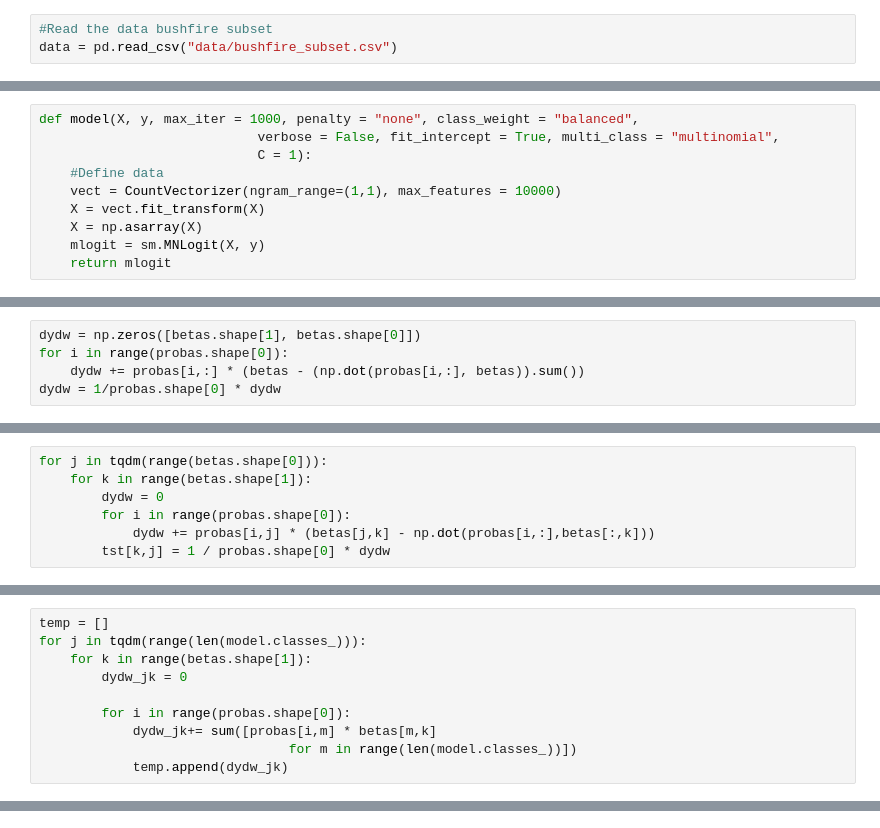
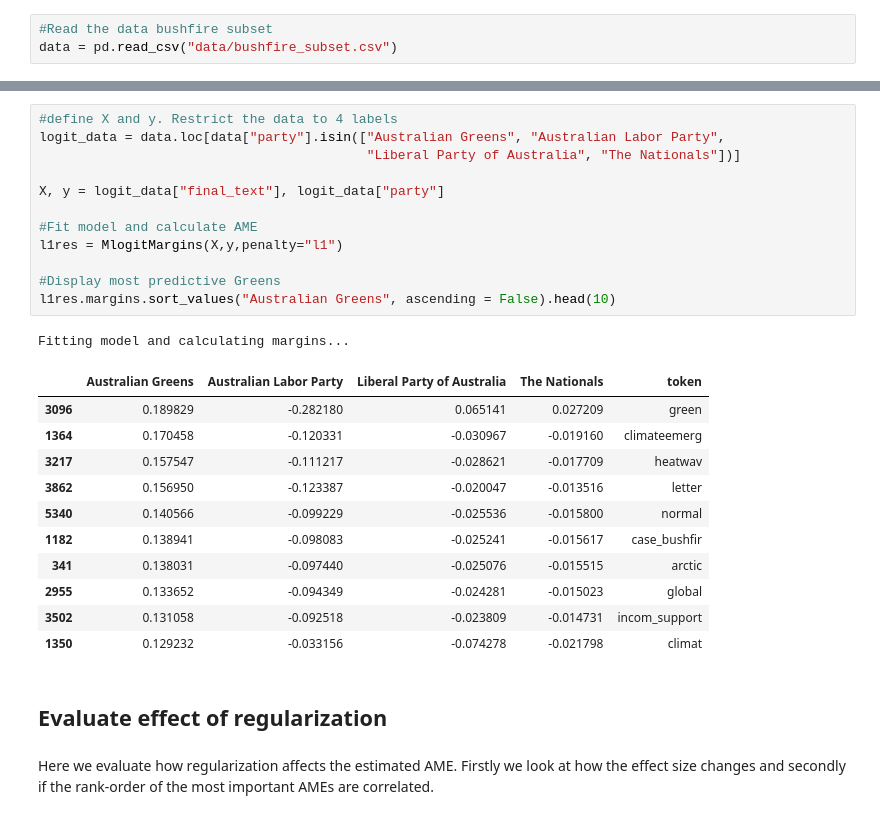
Before and after one commit to frederik-kilpinen/Exam2021-DM-ASDS2, a Jupyter notebook: Notebooks/7.party_prediction.ipynb, the cells around one changed output, grey strips where cells are left out. Saved outputs shown, nothing was run; the diff lists cells and outputs as text.

Commit message:
party_prediction FINAL

```diff
--- a/Notebooks/7.party_prediction.ipynb
+++ b/Notebooks/7.party_prediction.ipynb
@@ -248,10 +22,0 @@ import statsmodels.api as sm
-# %%
-def model(X, y, max_iter = 1000, penalty = "none", class_weight = "balanced",
-                            verbose = False, fit_intercept = True, multi_class = "multinomial",
-                            C = 1):
-    #Define data
-    vect = CountVectorizer(ngram_range=(1,1), max_features = 10000)
-    X = vect.fit_transform(X)
-    X = np.asarray(X)
-    mlogit = sm.MNLogit(X, y)
-    return mlogit
@@ -286,5 +22,0 @@ probas, betas, features, model = model(logit_data["final_text"], logit_data["par
-# %%
-dydw = np.zeros([betas.shape[1], betas.shape[0]])
-for i in range(probas.shape[0]):
-    dydw += probas[i,:] * (betas - (np.dot(probas[i,:], betas)).sum())
-dydw = 1/probas.shape[0] * dydw
@@ -365,7 +22,0 @@ tst = np.zeros([betas.shape[1], betas.shape[0]])
-# %%
-for j in tqdm(range(betas.shape[0])):
-    for k in range(betas.shape[1]):
-        dydw = 0
-        for i in range(probas.shape[0]):
-            dydw += probas[i,j] * (betas[j,k] - np.dot(probas[i,:],betas[:,k]))
-        tst[k,j] = 1 / probas.shape[0] * dydw
@@ -412,10 +22,0 @@ df_tst.sort_values("Liberal Party of Australia", ascending=False).head(20)
-# %%
-temp = []
-for j in tqdm(range(len(model.classes_))):
-    for k in range(betas.shape[1]):
-        dydw_jk = 0
-
-        for i in range(probas.shape[0]):
-            dydw_jk+= sum([probas[i,m] * betas[m,k]
-                                for m in range(len(model.classes_))])
-            temp.append(dydw_jk)
@@ -430,0 +126,29 @@ array([  503.53823426,   321.96320174, -1911.26354467, ...,
+# %%
+#define X and y. Restrict the data to 4 labels
+logit_data = data.loc[data["party"].isin(["Australian Greens", "Australian Labor Party",
+                                          "Liberal Party of Australia", "The Nationals"])]
+
+X, y = logit_data["final_text"], logit_data["party"]
+
+#Fit model and calculate AME
+l1res = MlogitMargins(X,y,penalty="l1")
+
+#Display most predictive Greens
+l1res.margins.sort_values("Australian Greens", ascending = False).head(10)
+# %% [output]
+Fitting model and calculating margins...
+|  | Australian Greens | Australian Labor Party | Liberal Party of Australia | The Nationals | token |
+| 3096 | 0.189829 | -0.282180 | 0.065141 | 0.027209 | green |
+| 1364 | 0.170458 | -0.120331 | -0.030967 | -0.019160 | climateemerg |
+| 3217 | 0.157547 | -0.111217 | -0.028621 | -0.017709 | heatwav |
+| 3862 | 0.156950 | -0.123387 | -0.020047 | -0.013516 | letter |
+| 5340 | 0.140566 | -0.099229 | -0.025536 | -0.015800 | normal |
+| 1182 | 0.138941 | -0.098083 | -0.025241 | -0.015617 | case_bushfir |
+| 341 | 0.138031 | -0.097440 | -0.025076 | -0.015515 | arctic |
+| 2955 | 0.133652 | -0.094349 | -0.024281 | -0.015023 | global |
+| 3502 | 0.131058 | -0.092518 | -0.023809 | -0.014731 | incom_support |
+| 1350 | 0.129232 | -0.033156 | -0.074278 | -0.021798 | climat |
+# %% [markdown]
+## Evaluate effect of regularization
+# %% [markdown]
+Here we evaluate how regularization affects the estimated AME. Firstly we look at how the effect size changes and secondly if the rank-order of the most important AMEs are correlated.
```
Also changed, not shown: parts of 43 cells of this notebook.
